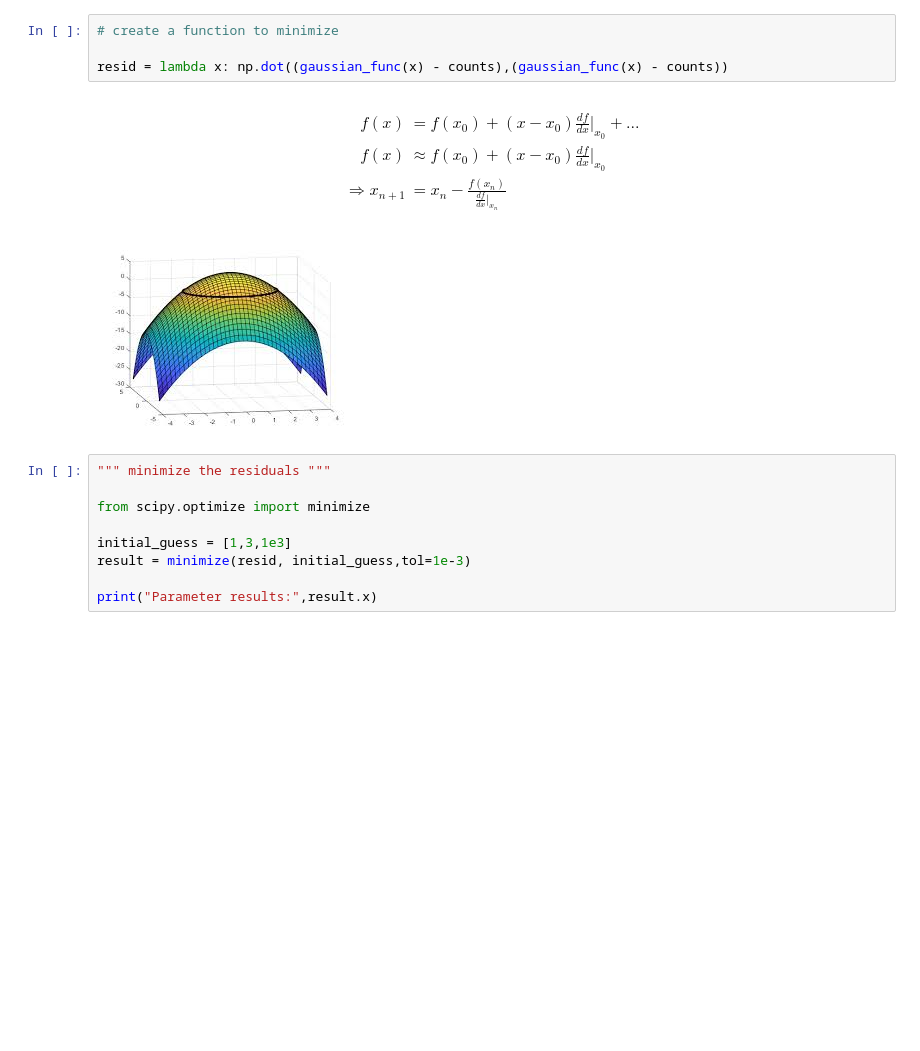
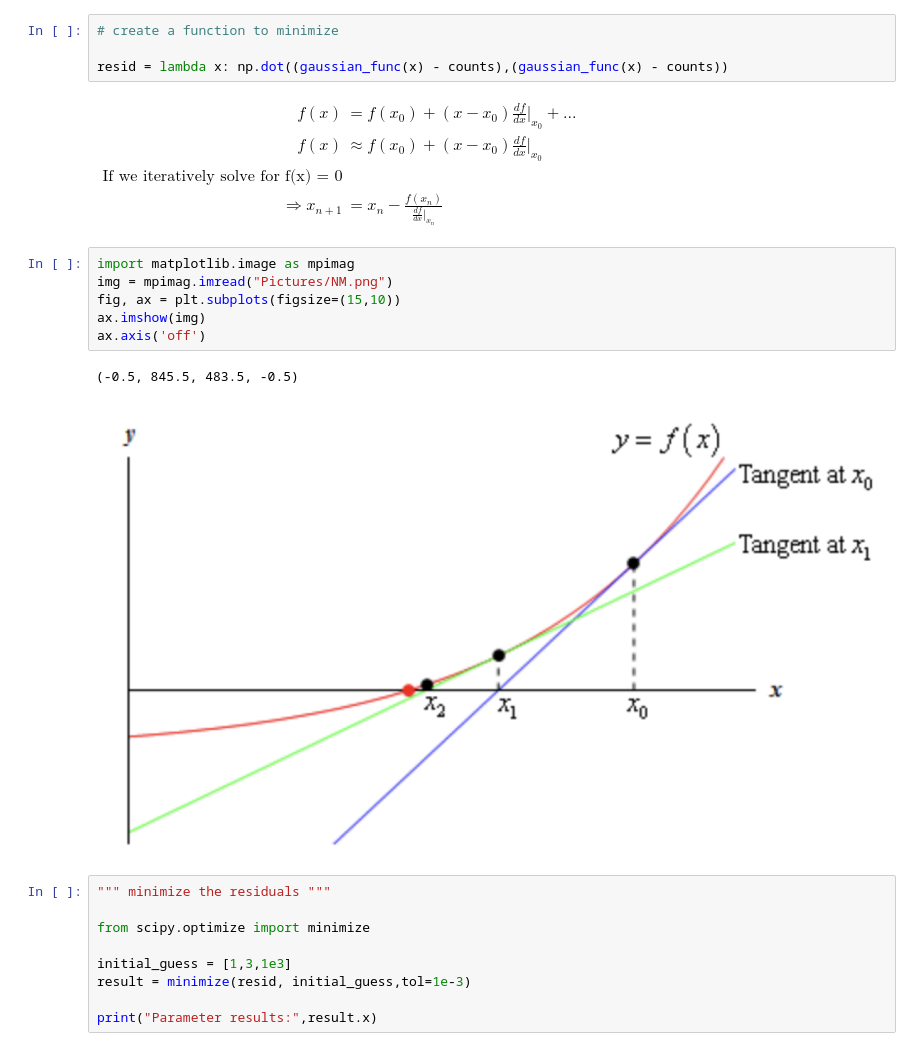
Before and after one commit to ctjohnson2/PythonTraining, a Jupyter notebook: Training.ipynb, the cells around one changed output. Drawn from its saved outputs; the diff is of its cells as text; blank space fills up the shorter version.

```diff
--- a/Training.ipynb
+++ b/Training.ipynb
@@ -231,13 +231,21 @@ $$ R(x) = \left( f(x) - \hat{y}\right)^2$$
 
 resid = lambda x: np.dot((gaussian_func(x) - counts),(gaussian_func(x) - counts))
 # %% [markdown]
-$$ \begin{align}
+$ \begin{align}
 f(x) &= f(x_0) + (x-x_0)\frac{df}{dx}|_{x_0}+...\\
 f(x)&\approx  f(x_0) + (x-x_0)\frac{df}{dx}|_{x_0} \\
-\Rightarrow x_{n+1} &= x_n - \frac{f(x_n)}{\frac{df}{dx}|_{x_n}}
-\end{align}$$
+\text{If we iteratively solve for f(x) = 0} & \\
+ \Rightarrow x_{n+1} &= x_n - \frac{f(x_n)}{\frac{df}{dx}|_{x_n}}
+\end{align}$
-# %% [markdown]
-![image.png](attachment:image.png)
+# %%
+import matplotlib.image as mpimag
+img = mpimag.imread("Pictures/NM.png")
+fig, ax = plt.subplots(figsize=(15,10))
+ax.imshow(img)
+ax.axis('off')
+# %% [output]
+(-0.5, 845.5, 483.5, -0.5)
+[figure, added]
 # %%
 """ minimize the residuals """
 
```
Also changed, not shown: parts of 10 cells of this notebook, 3 other files.
